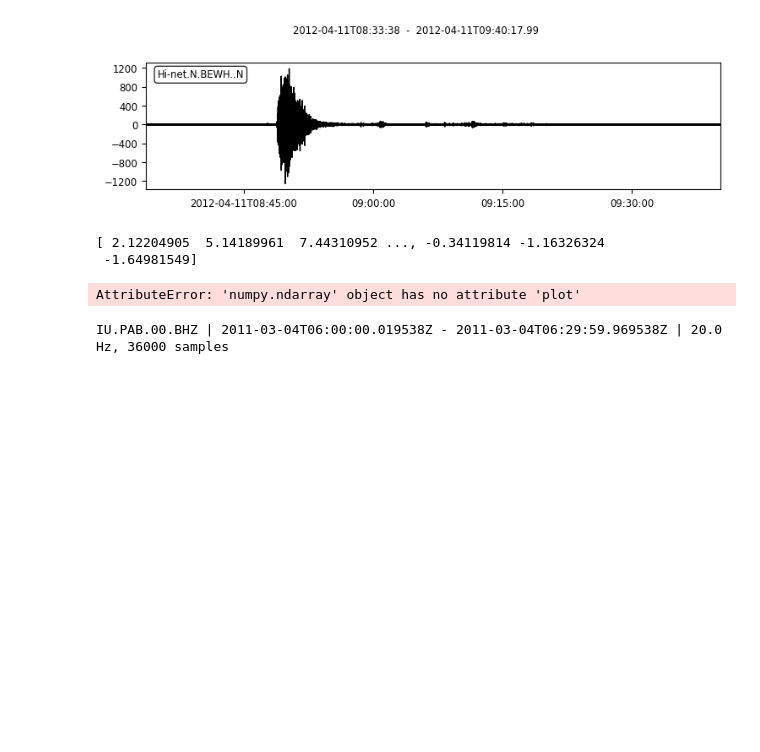
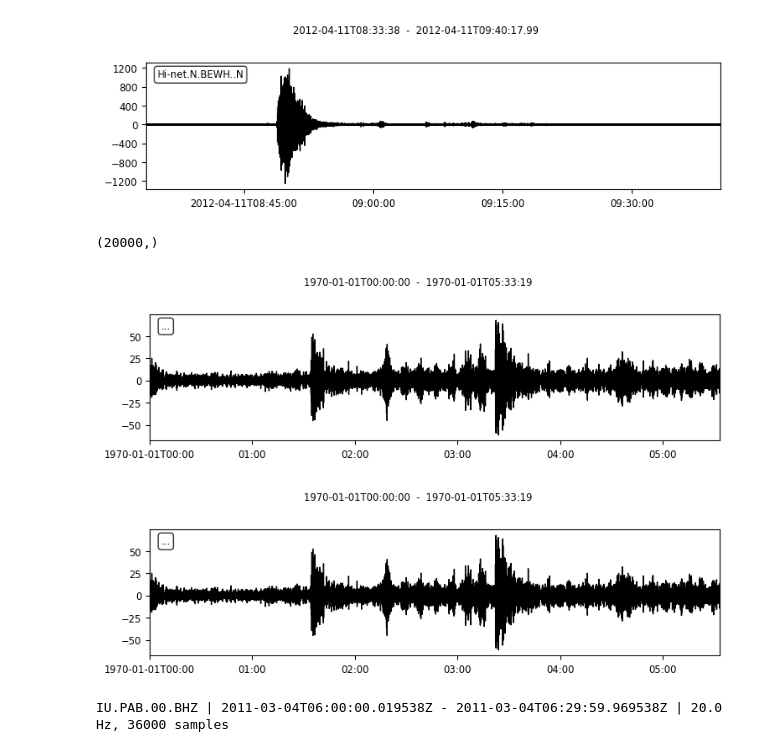
Before and after one commit to blainerothrock/seisml, a Jupyter notebook: playground/triggered_tremor/data_exploration.ipynb, the cells around one changed output. Cells and saved outputs as stored; diff of their text form; code cells hidden in the pictures; blank space fills up the shorter version.

```diff
--- a/playground/triggered_tremor/data_exploration.ipynb
+++ b/playground/triggered_tremor/data_exploration.ipynb
@@ -3,7 +4,7 @@ import os
 from obspy import read
 from obspy.core import UTCDateTime
 # %%
-data_dir = '/home/b/.seisml/data/triggered_tremor/'
+data_dir = '/home/b/.seisml/data/triggered_tremor_raw/'
 pos_dir = os.path.join(data_dir, 'positive/Japan_20120411/positive')
 neg_dir = os.path.join(data_dir, 'negative')
 positive_files = os.listdir(pos_dir)
@@ -34,10 +33,13 @@ def trim_positive(trace, rate=100, seconds=1000, speed=4.0):
         new_start_time = endtime - seconds
         new_end_time = endtime
 
-    trimmed = trace.trim(new_start_time, new_end_time)
+    trimmed = trace.trim(new_start_time, new_end_time).detrend('demean')
 
-
-    return trimmed.detrend('demean').resample(rate)[:rate*seconds]
+    if rate >= sampling_rate:
+        return trimmed.resample(rate)[:rate*seconds]
+    else:
+        decimate_factor = int(sampling_rate / rate)
+        return trimmed.decimate(decimate_factor)[:rate*seconds]
 # %%
 def trim_negative(trace, rate=100, seconds=1000, start_sec=400):
     starttime = trace.stats.starttime
@@ -60,12 +69,13 @@ Hi-net.N.BEWH..N | 2012-04-11T08:33:38.000000Z - 2012-04-11T09:40:17.990000Z | 1
 [figure]
 [figure]
 # %%
-new_pos = trim_positive(pos_stream[0])
-print(new_pos)
+new_pos = trim_positive(pos_stream[0], rate=20)
+print(new_pos.shape)
+obspy.Trace(new_pos).plot()
 # %% [output]
-[ 2.12204905  5.14189961  7.44310952 ..., -0.34119814 -1.16326324
- -1.64981549]
+(20000,)
-AttributeError: 'numpy.ndarray' object has no attribute 'plot'
+[figure, added]
+[figure, added]
 # %%
 neg_stream = read(os.path.join(neg_dir, negative_file[0]))
 print(neg_stream[0])
```
Also changed, not shown: parts of 9 cells of this notebook, 13 other files.
